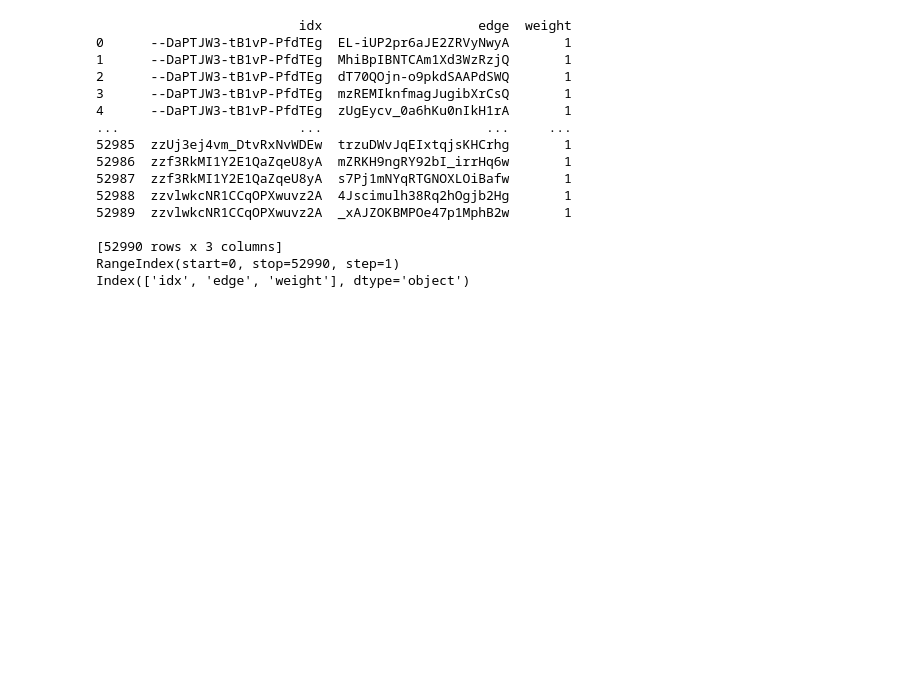
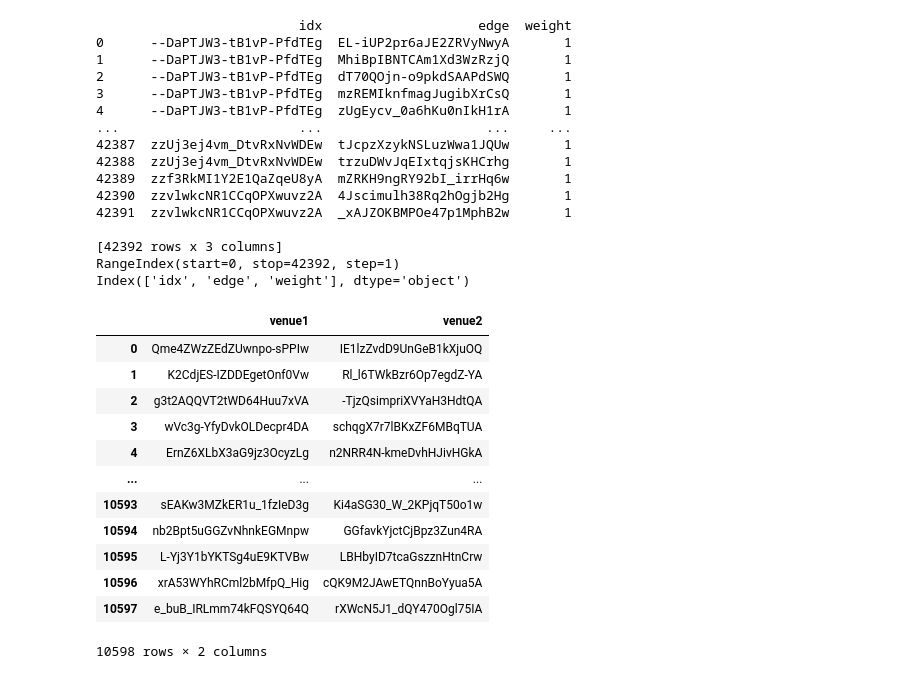
Before and after one commit to willdoliver/CienciaDasRedes, a Jupyter notebook: Challenge/Challenge2.ipynb, the cells around one changed output. Cells and saved outputs as stored; diff of their text form; code cells hidden in the pictures; blank space fills up the shorter version.

```diff
--- a/Challenge/Challenge2.ipynb
+++ b/Challenge/Challenge2.ipynb
@@ -45,7 +44,18 @@ class Feedforward(torch.nn.Module):
 #Network to evaluate links
 GMissingEdges = nx.read_gml("GraphMissingEdges.gml")
 
-dfGraphEdges = pd.DataFrame.from_dict(dict(GMissingEdges.edges()), orient='index')
+# To local test -----------------------------------------
+# Remove 20% das arestas
+proportion_edges = 0.2
+edge_subset = random.sample(GMissingEdges.edges(), int(proportion_edges * GMissingEdges.number_of_edges()))
+
+# Cria uma cópia do grafo e remove arestas
+GMissingEdgesTrain = GMissingEdges.copy()
+GMissingEdgesTrain.remove_edges_from(edge_subset)
+# print(edge_subset)
+# To local test -----------------------------------------
+
+dfGraphEdges = pd.DataFrame.from_dict(dict(GMissingEdgesTrain.edges()), orient='index')
 dfGraphEdges = dfGraphEdges.reset_index()
 dfGraphEdges = dfGraphEdges.rename(columns={'level_0': 'idx', 'level_1':'edge'})
 
@@ -60,15 +70,35 @@ print(dfGraphEdges.columns)
 3      --DaPTJW3-tB1vP-PfdTEg  mzREMIknfmagJugibXrCsQ       1
 4      --DaPTJW3-tB1vP-PfdTEg  zUgEycv_0a6hKu0nIkH1rA       1
 ...                       ...                     ...     ...
-52985  zzUj3ej4vm_DtvRxNvWDEw  trzuDWvJqEIxtqjsKHCrhg       1
-52986  zzf3RkMI1Y2E1QaZqeU8yA  mZRKH9ngRY92bI_irrHq6w       1
-52987  zzf3RkMI1Y2E1QaZqeU8yA  s7Pj1mNYqRTGNOXLOiBafw       1
-52988  zzvlwkcNR1CCqOPXwuvz2A  4Jscimulh38Rq2hOgjb2Hg       1
-52989  zzvlwkcNR1CCqOPXwuvz2A  _xAJZOKBMPOe47p1MphB2w       1
+42387  zzUj3ej4vm_DtvRxNvWDEw  tJcpzXzykNSLuzWwa1JQUw       1
+42388  zzUj3ej4vm_DtvRxNvWDEw  trzuDWvJqEIxtqjsKHCrhg       1
+42389  zzf3RkMI1Y2E1QaZqeU8yA  mZRKH9ngRY92bI_irrHq6w       1
+42390  zzvlwkcNR1CCqOPXwuvz2A  4Jscimulh38Rq2hOgjb2Hg       1
+42391  zzvlwkcNR1CCqOPXwuvz2A  _xAJZOKBMPOe47p1MphB2w       1
 
-[52990 rows x 3 columns]
-RangeIndex(start=0, stop=52990, step=1)
+[42392 rows x 3 columns]
+RangeIndex(start=0, stop=42392, step=1)
 Index(['idx', 'edge', 'weight'], dtype='object')
+# %%
+# Create file to test using data removed
+dfToEvaluate = pd.DataFrame(edge_subset)
+dfToEvaluate = dfToEvaluate.rename(columns={0:'venue1',1:'venue2'})
+dfToEvaluate.to_csv("edgesToEvaluateTest.csv", index_label='linkID')
+dfToEvaluate
+# %% [output]
+|  | venue1 | venue2 |
+| 0 | Qme4ZWzZEdZUwnpo-sPPIw | IE1lzZvdD9UnGeB1kXjuOQ |
+| 1 | K2CdjES-IZDDEgetOnf0Vw | Rl_l6TWkBzr6Op7egdZ-YA |
+| 2 | g3t2AQQVT2tWD64Huu7xVA | -TjzQsimpriXVYaH3HdtQA |
+| 3 | wVc3g-YfyDvkOLDecpr4DA | schqgX7r7lBKxZF6MBqTUA |
+| 4 | ErnZ6XLbX3aG9jz3OcyzLg | n2NRR4N-kmeDvhHJivHGkA |
+| ... | ... | ... |
+| 10593 | sEAKw3MZkER1u_1fzIeD3g | Ki4aSG30_W_2KPjqT50o1w |
+| 10594 | nb2Bpt5uGGZvNhnkEGMnpw | GGfavkYjctCjBpz3Zun4RA |
+| 10595 | L-Yj3Y1bYKTSg4uE9KTVBw | LBHbyID7tcaGszznHtnCrw |
+| 10596 | xrA53WYhRCml2bMfpQ_Hig | cQK9M2JAwETQnnBoYyua5A |
+| 10597 | e_buB_IRLmm74kFQSYQ64Q | rXWcN5J1_dQY470Ogl75IA |
+10598 rows × 2 columns
 # %%
 
 GMissingEdges.nodes(data=True)
```
Also changed, not shown: parts of 12 cells of this notebook, 5 other files.
